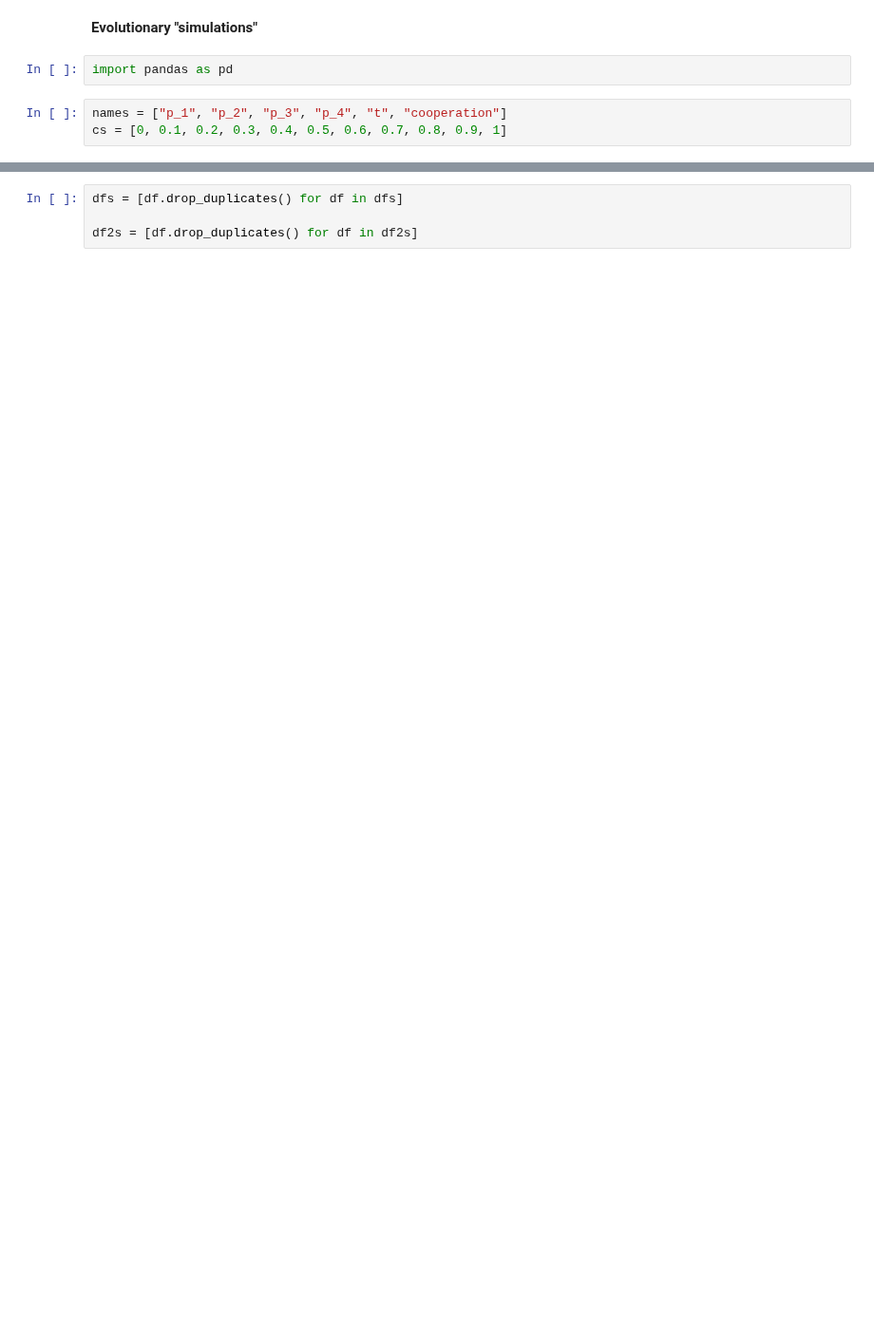
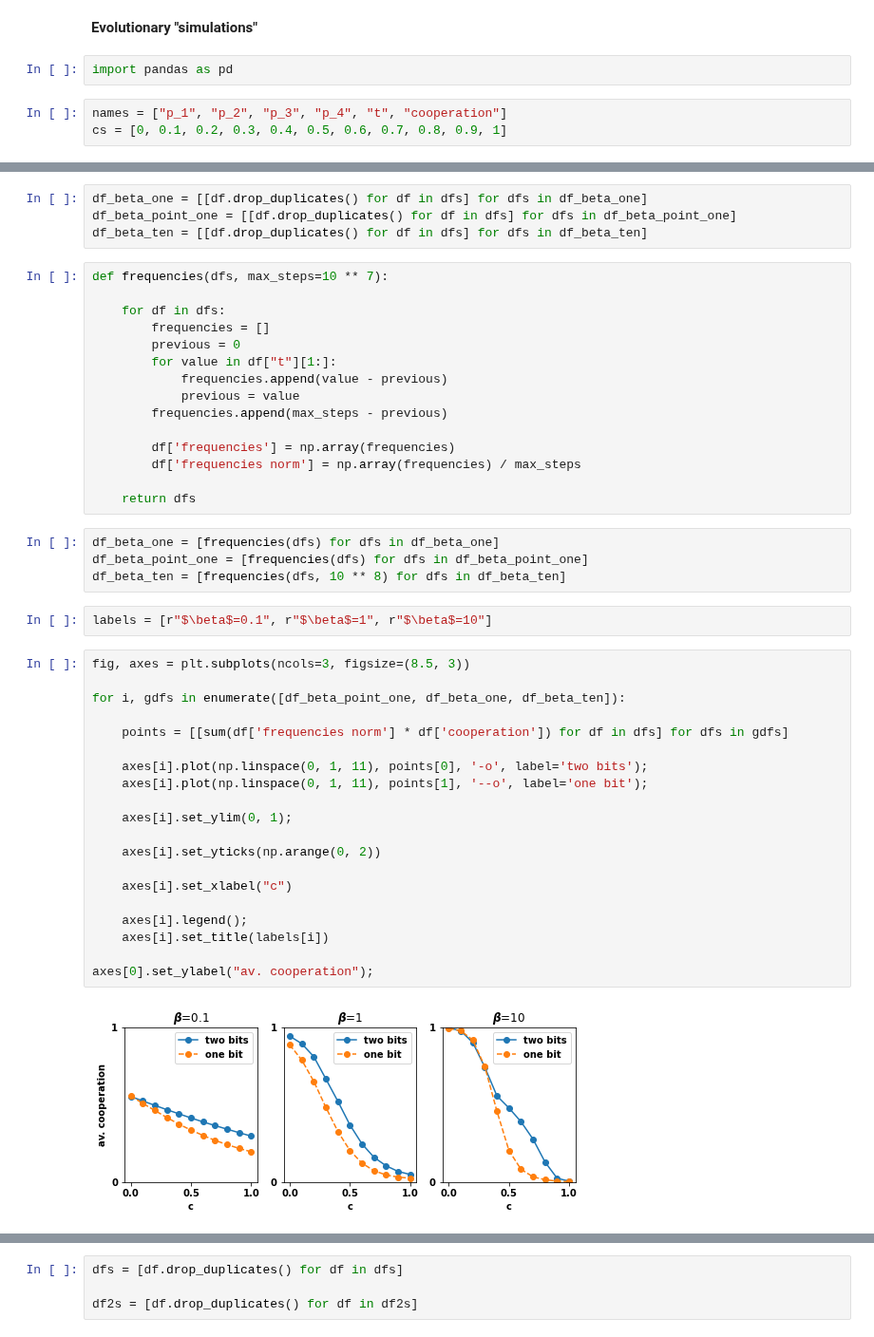
Before and after one commit to Nikoleta-v3/conditional-cooperation-with-longer-memory, a Jupyter notebook: Numerical simulations.ipynb, the cells around one changed output, grey strips where cells are left out. Shown at 95% size. Drawn from its saved outputs; the diff is of its cells as text; blank space fills up the shorter version.

```diff
--- a/Numerical simulations.ipynb
+++ b/Numerical simulations.ipynb
@@ -112 +199,48 @@ cs = [0, 0.1, 0.2, 0.3, 0.4, 0.5, 0.6, 0.7, 0.8, 0.9, 1]
+# %%
+df_beta_one = [[df.drop_duplicates() for df in dfs] for dfs in df_beta_one]
+df_beta_point_one = [[df.drop_duplicates() for df in dfs] for dfs in df_beta_point_one]
+df_beta_ten = [[df.drop_duplicates() for df in dfs] for dfs in df_beta_ten]
+# %%
+def frequencies(dfs, max_steps=10 ** 7):
+
+    for df in dfs:
+        frequencies = []
+        previous = 0
+        for value in df["t"][1:]:
+            frequencies.append(value - previous)
+            previous = value
+        frequencies.append(max_steps - previous)
+
+        df['frequencies'] = np.array(frequencies)
+        df['frequencies norm'] = np.array(frequencies) / max_steps
+
+    return dfs
+# %%
+df_beta_one = [frequencies(dfs) for dfs in df_beta_one]
+df_beta_point_one = [frequencies(dfs) for dfs in df_beta_point_one]
+df_beta_ten = [frequencies(dfs, 10 ** 8) for dfs in df_beta_ten]
+# %%
+labels = [r"$\beta$=0.1", r"$\beta$=1", r"$\beta$=10"]
+# %%
+fig, axes = plt.subplots(ncols=3, figsize=(8.5, 3))
+
+for i, gdfs in enumerate([df_beta_point_one, df_beta_one, df_beta_ten]):
+
+    points = [[sum(df['frequencies norm'] * df['cooperation']) for df in dfs] for dfs in gdfs]
+
+    axes[i].plot(np.linspace(0, 1, 11), points[0], '-o', label='two bits');
+    axes[i].plot(np.linspace(0, 1, 11), points[1], '--o', label='one bit');
+
+    axes[i].set_ylim(0, 1);
+
+    axes[i].set_yticks(np.arange(0, 2))
+
+    axes[i].set_xlabel("c")
+
+    axes[i].legend();
+    axes[i].set_title(labels[i])
+
+axes[0].set_ylabel("av. cooperation");
+# %% [output]
+[figure, added]
 # %%
```
Also changed, not shown: parts of 41 cells of this notebook, 10 other files.
